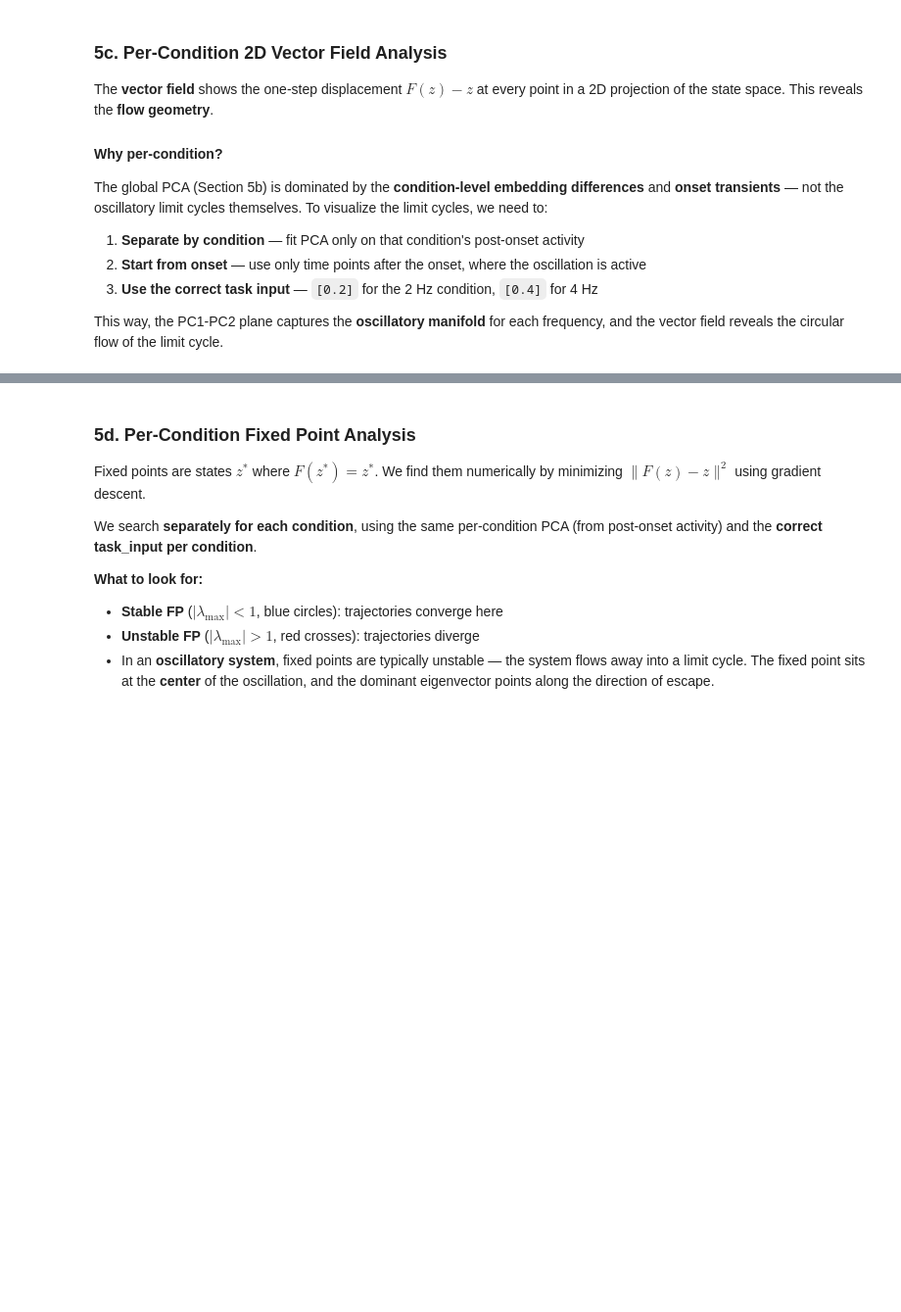
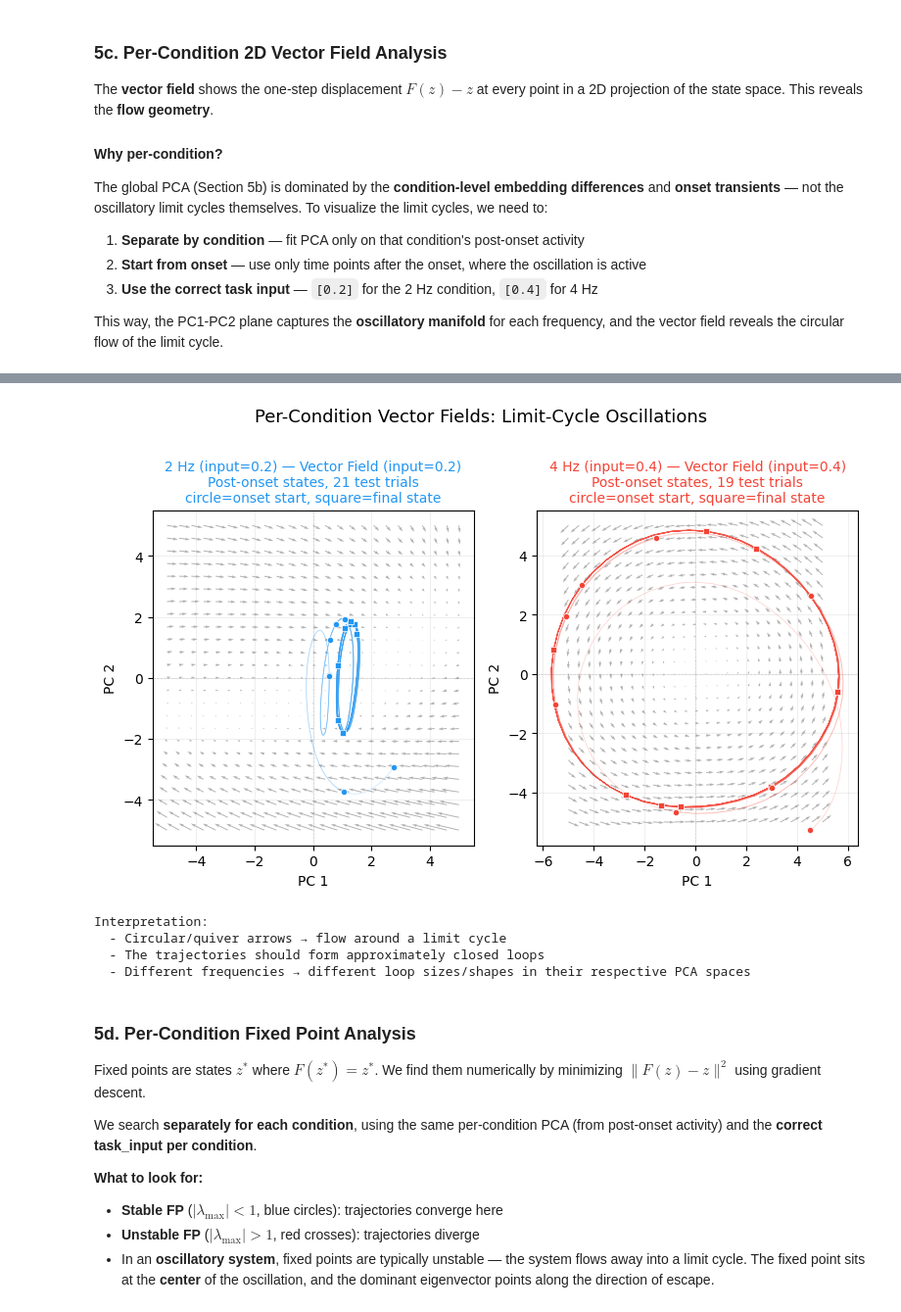
Before and after one commit to ChenHH730/NeuralRNN, a Jupyter notebook: notebook/03_custom_pipeline.ipynb, the cells around one changed output, grey strips where cells are left out. Shown at 98% size. Cells and saved outputs as stored; diff of their text form; code cells hidden in the pictures; blank space fills up the shorter version.

```diff
--- a/notebook/03_custom_pipeline.ipynb
+++ b/notebook/03_custom_pipeline.ipynb
@@ -724,6 +820,6 @@ for cond_idx in [0, 1]:
 # %%
 # ---- Plot two vector fields side by side (one per condition) ----
-fig, axes = plt.subplots(1, 2, figsize=(18, 8))
+fig, axes = plt.subplots(1, 2, figsize=(8, 5))
 
 for cond_idx in [0, 1]:
     ax = axes[cond_idx]
@@ -746,33 +842,40 @@ for cond_idx in [0, 1]:
                    color=cond_colors[cond_idx], s=20, marker='s',
                    edgecolors='white', linewidths=0.5, zorder=3)
 
     # Vector field (quiver)
     X = vf.grid_pc[:, :, 0]
     Y = vf.grid_pc[:, :, 1]
     U = vf.velocity_pc[:, :, 0]
     V = vf.velocity_pc[:, :, 1]
     ax.quiver(X, Y, U, V, color='gray', scale=None, width=0.003,
               alpha=0.6)
 
     ax.set_xlabel('PC 1')
     ax.set_ylabel('PC 2')
     ax.set_title(f'{cond_names[cond_idx]} — Vector Field (input={task_inputs_per_cond[cond_idx][0]})\n'
                  f'Post-onset states, {len(trajs)} test trials\n'
                  f'circle=onset start, square=final state',
                  fontsize=10, color=cond_colors[cond_idx])
     ax.grid(True, alpha=0.2)
     ax.axhline(0, color='gray', linewidth=0.5, linestyle='--', alpha=0.3)
     ax.axvline(0, color='gray', linewidth=0.5, linestyle='--', alpha=0.3)
 
 fig.suptitle('Per-Condition Vector Fields: Limit-Cycle Oscillations',
              fontsize=13, y=1.01)
 plt.tight_layout()
+plt.savefig(FIG_DIR / "vector_fields_per_condition.png", dpi=150)
 plt.show()
 
 print("Interpretation:")
 print("  - Circular/quiver arrows → flow around a limit cycle")
 print("  - The trajectories should form approximately closed loops")
 print("  - Different frequencies → different loop sizes/shapes in their respective PCA spaces")
+# %% [output]
+[figure, added]
+Interpretation:
+  - Circular/quiver arrows → flow around a limit cycle
+  - The trajectories should form approximately closed loops
+  - Different frequencies → different loop sizes/shapes in their respective PCA spaces
 # %% [markdown]
 ### 5d. Per-Condition Fixed Point Analysis
 
```
Also changed, not shown: parts of 31 cells of this notebook, 26 other files.
